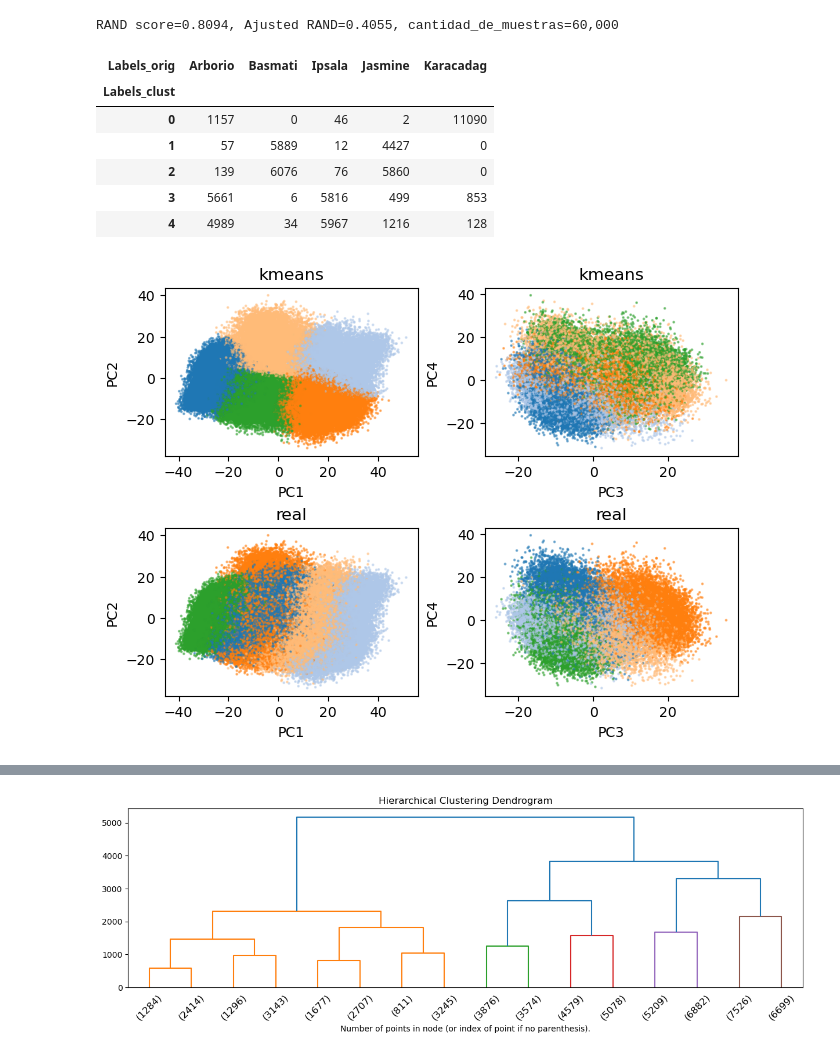
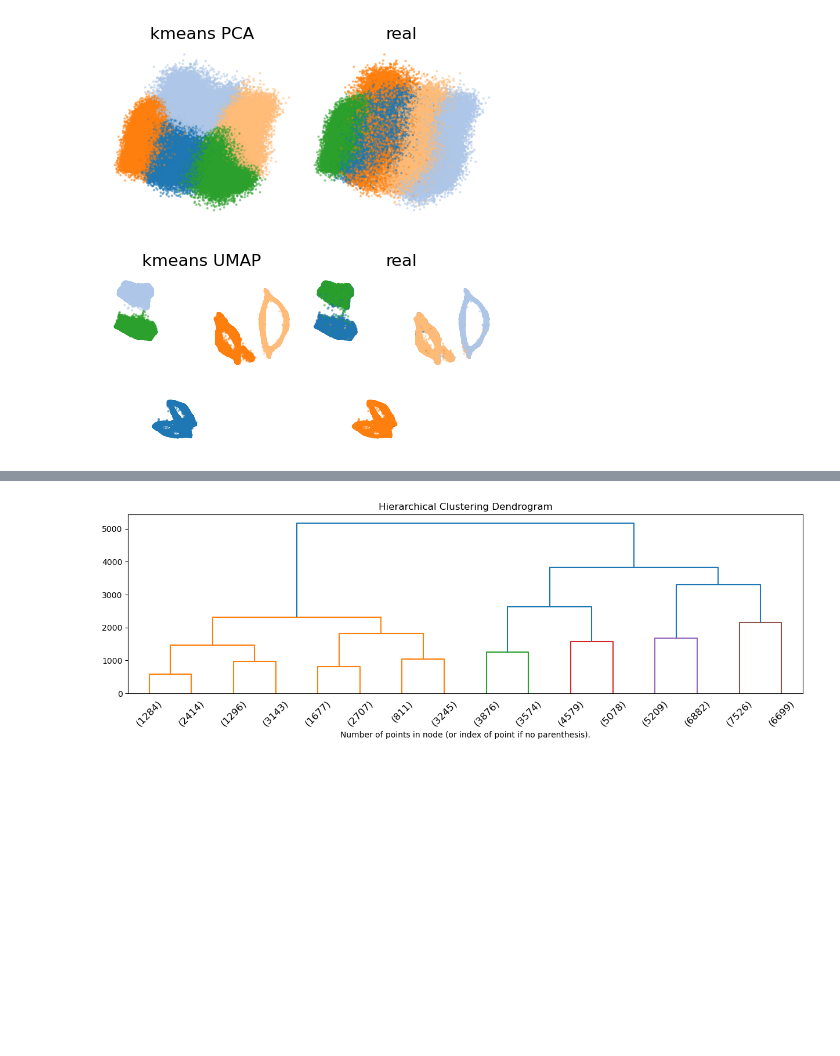
Before and after one commit to Ignacio-Ibarra/unsupervised-rice-image-segmentation, a Jupyter notebook: hierachical_clust.ipynb, the cells around one changed output, grey strips where cells are left out. Saved outputs shown, nothing was run; the diff lists cells and outputs as text; code cells hidden in the pictures; blank space fills up the shorter version.

```diff
--- a/hierachical_clust.ipynb
+++ b/hierachical_clust.ipynb
@@ -115,3 +124,15 @@ x = pd.read_csv(ARCHIVO_PCA).to_numpy()
+# %%
+#Realizo UMAP reducción de dimensiones desde pca con UMAP y clasifico
+# min_dist=0.0 better for clustering
+# n_neighbors=20
+# x_umap = umap.UMAP(n_neighbors=20, min_dist=0.0, n_components=2, metric='euclidean', random_state=42)
+# umap_2d = x_umap.fit_transform(leo_y_consolido_features(input_path=INPUT_P))
+# umap.plot.points(x_umap, labels = org_lab, theme='red')
+
+#umap_2d = pd.DataFrame(umap_2d)
+#umap_2d.to_csv(ARCHIVO_UMAP, index=False)
+
+x_umap = pd.read_csv(ARCHIVO_UMAP).to_numpy()
 # %%
 
 def plot_dendrogram(model, **kwargs):
@@ -149,14 +170,11 @@ def dendro(hclust, color_threshold=150  ):
     return linkage_matrix
 # %%
 # divido dataset hay que considerar el tamaño según el método porque algunos toman mucho tiempo
-
-
-# como están ordenadas por clase voy a hacer una lista con las etiquetas ahora antes de mezclarlas
-clases_dict = {0:'Arborio', 1:'Basmati', 2:'Ipsala', 3:'Jasmine', 4:'Karacadag'}
-lista_clases = ([0]*15000 + [1]*15000 + [2]*15000 + [3]*15000 + [4]*15000)
-
+#  x      75000 x 100 features de PCA
+#  x_umap 75000 x 2 features de UMAP
 
 # separo en train_test y validación con sus respectivas etiquetas y los mezclo
-X_train_test, X_val, y_train_test, y_val = sk.model_selection.train_test_split(x, lista_clases, test_size=0.2, random_state=42)
+X_pca, X_val_pca, y_pca, y_val_pca = sk.model_selection.train_test_split(x, lista_clases, test_size=0.2, random_state=42)
+X_umap, X_val_umap, y_umap, y_val_umap = sk.model_selection.train_test_split(x_umap, lista_clases, test_size=0.2, random_state=42)
 
-org_lab = pd.Series(y_train_test).map(clases_dict)
+org_lab = pd.Series(y_pca).map(clases_dict)
@@ -165,21 +181,17 @@ del x, X_val, y_val, lista_clases
 # %%
 # aplico kmeans, esto porque es rápido y me sirve de punto de comparación
 
+#kmeans = KMeans(n_clusters=len(unique_labels))
+kmeans_p = KMeans(n_clusters=5, n_init='auto', random_state=42, init='k-means++')
+kmeans_p.fit(X_pca)
+
+grafico_evaluacion(X_pca, y_pca, kmeans_p.labels_ , nom_test='kmeans PCA')
 
 #kmeans = KMeans(n_clusters=len(unique_labels))
-kmeans = KMeans(n_clusters=5, n_init='auto')
-kmeans.fit(X_train_test)
+kmeans_u = KMeans(n_clusters=5, n_init='auto', random_state=42, init='k-means++')
+kmeans_u.fit(X_umap)
 
-
-grafico_evaluacion(X_train_test, y_train_test, kmeans.labels_ , nom_test='kmeans')
-cross_tab(org_lab, kmeans.labels_)
+grafico_evaluacion(X_umap, y_umap, kmeans_u.labels_ , nom_test='kmeans UMAP')
 # %% [output]
-RAND score=0.8094, Ajusted RAND=0.4055, cantidad_de_muestras=60,000
-| Labels_orig | Arborio | Basmati | Ipsala | Jasmine | Karacadag |
-| Labels_clust |  |  |  |  |  |
-| 0 | 1157 | 0 | 46 | 2 | 11090 |
-| 1 | 57 | 5889 | 12 | 4427 | 0 |
-| 2 | 139 | 6076 | 76 | 5860 | 0 |
-| 3 | 5661 | 6 | 5816 | 499 | 853 |
-| 4 | 4989 | 34 | 5967 | 1216 | 128 |
-[figure, old version]
+[figure, new version]
+[figure, added]
```
Also changed, not shown: parts of 14 cells of this notebook.
